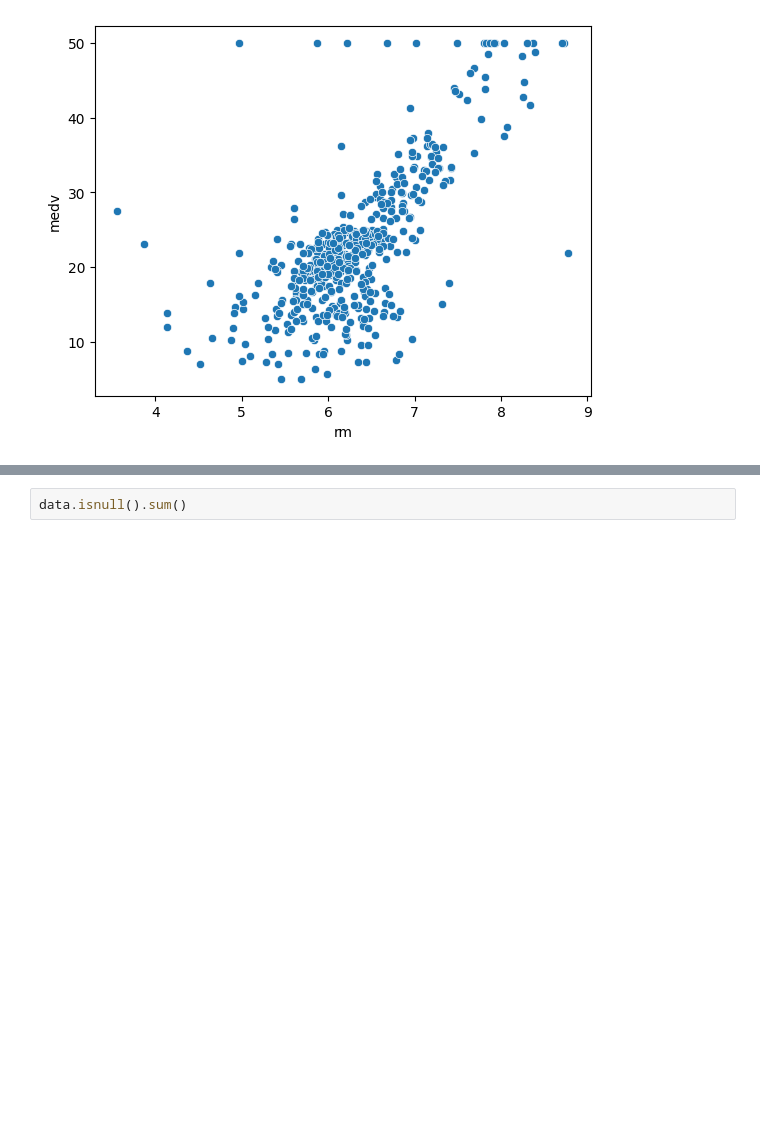
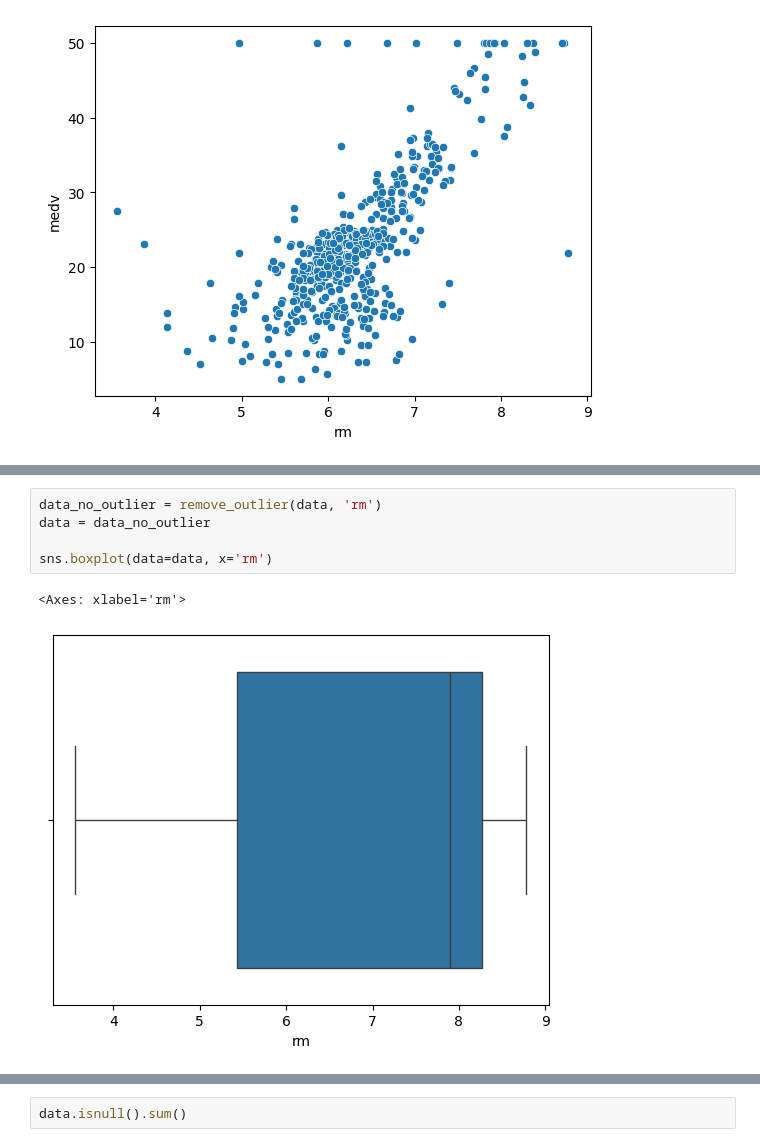
Before and after one commit to Touhidarz/DSBDA, a Jupyter notebook: Linear_Regres.ipynb, the cells around one changed output, grey strips where cells are left out. Drawn from its saved outputs; the diff is of its cells as text; blank space fills up the shorter version.

```diff
--- a/Linear_Regres.ipynb
+++ b/Linear_Regres.ipynb
@@ -77,0 +90,8 @@ sns.scatterplot(data=data, x='rm', y='medv')
+# %%
+data_no_outlier = remove_outlier(data, 'rm')
+data = data_no_outlier
+
+sns.boxplot(data=data, x='rm')
+# %% [output]
+<Axes: xlabel='rm'>
+[figure, added]
```
Also changed, not shown: parts of 10 cells of this notebook, 5 other files.
